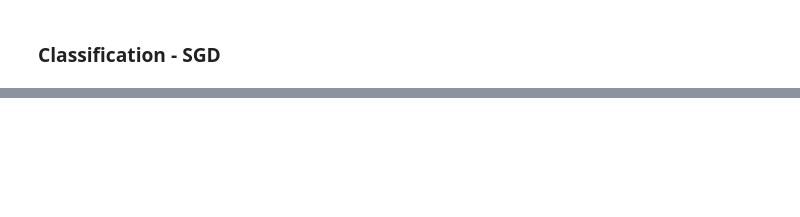
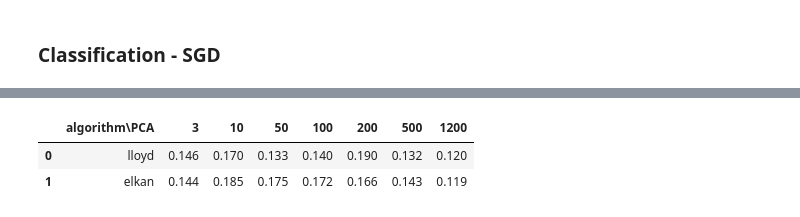
Before and after one commit to bonoldie/ML_exam, a Jupyter notebook: nb_vgg.ipynb, the cells around one changed output, grey strips where cells are left out. Cells and saved outputs as stored; diff of their text form; code cells hidden in the pictures; blank space fills up the shorter version.

```diff
--- a/nb_vgg.ipynb
+++ b/nb_vgg.ipynb
@@ -761,0 +584,77 @@ display(SGD_LDA_df)
+# %%
+vgg_out = pickle.load(open(".pkl/vgg_out.pkl", "rb"))
+
+PCAs_results = pickle.load(open(".pkl/vgg_pca_out.pkl", "rb"))
+LDAs_results = pickle.load(open(".pkl/vgg_lda_out.pkl", "rb"))
+TSNEs_results = pickle.load(open(".pkl/vgg_tsne_out.pkl", "rb"))
+
+algos_to_test = {
+    "VGG": ["lloyd", "elkan"],
+    "PCA": ["lloyd", "elkan"],
+    "LDA": ["lloyd", "elkan"]
+}
+
+KMEANS_VGG_stats = []
+KMEANS_PCA_stats = []
+KMEANS_LDA_stats = []
+
+for algo_idx, algorithm in enumerate(algos_to_test["VGG"]):
+
+    KMEANS_VGG_stats.insert(algo_idx, [algorithm])
+
+    kmeans = KMeans(n_clusters=10, n_init='auto')
+
+    kmeans.fit(vgg_out["train"])
+
+    preds = kmeans.predict(vgg_out["valid"])
+
+    score = round(adjusted_rand_score(dataset["valid"]["labels"], preds), 3)
+
+    KMEANS_VGG_stats[algo_idx].append(score)
+
+KMEANS_VGG_df = pd.DataFrame(
+    KMEANS_VGG_stats, columns=["algorithm\\VGG", ""]
+)
+display(KMEANS_VGG_df)
+
+for algo_idx, algorithm in enumerate(algos_to_test["PCA"]):
+
+    KMEANS_PCA_stats.insert(algo_idx, [algorithm])
+
+    for n_components_idx, n_components in enumerate(n_components_to_test["PCA"]):
+        kmeans = KMeans(algorithm=algorithm, n_init='auto')
+
+        kmeans.fit(PCAs_results["train"][n_components])
+
+        preds = kmeans.predict(PCAs_results["valid"][n_components])
+
+        score = round(adjusted_rand_score(dataset["valid"]["labels"], preds), 3)
+
+        KMEANS_PCA_stats[algo_idx].insert(n_components_idx + 1, score)
+
+KMEANS_PCA_df = pd.DataFrame(
+    KMEANS_PCA_stats, columns=["algorithm\\PCA"] + n_components_to_test["PCA"]
+)
+display(KMEANS_PCA_df)
+
+for algo_idx, algorithm in enumerate(algos_to_test["LDA"]):
+
+    KMEANS_LDA_stats.insert(algo_idx, [algorithm])
+
+    for n_components_idx, n_components in enumerate(n_components_to_test["LDA"]):
+        kmeans = KMeans(algorithm=algorithm, n_init='auto')
+
+        kmeans.fit(LDAs_results["train"][n_components])
+
+        preds = kmeans.predict(LDAs_results["valid"][n_components])
+
+        score = round(adjusted_rand_score(dataset["valid"]["labels"], preds), 3)
+
+        KMEANS_LDA_stats[algo_idx].insert(n_components_idx + 1, score)
+
+KMEANS_LDA_df = pd.DataFrame(
+    KMEANS_LDA_stats, columns=["algorithm\\LDA"] + n_components_to_test["LDA"]
+)
+
+display(KMEANS_LDA_df)
+# %% [output]
@@ -761,0 +664,3 @@ display(SGD_LDA_df)
+|  | algorithm\PCA | 3 | 10 | 50 | 100 | 200 | 500 | 1200 |
+| 0 | lloyd | 0.146 | 0.170 | 0.133 | 0.140 | 0.190 | 0.132 | 0.120 |
+| 1 | elkan | 0.144 | 0.185 | 0.175 | 0.172 | 0.166 | 0.143 | 0.119 |
```
Also changed, not shown: parts of 12 cells of this notebook, 1 other file.
